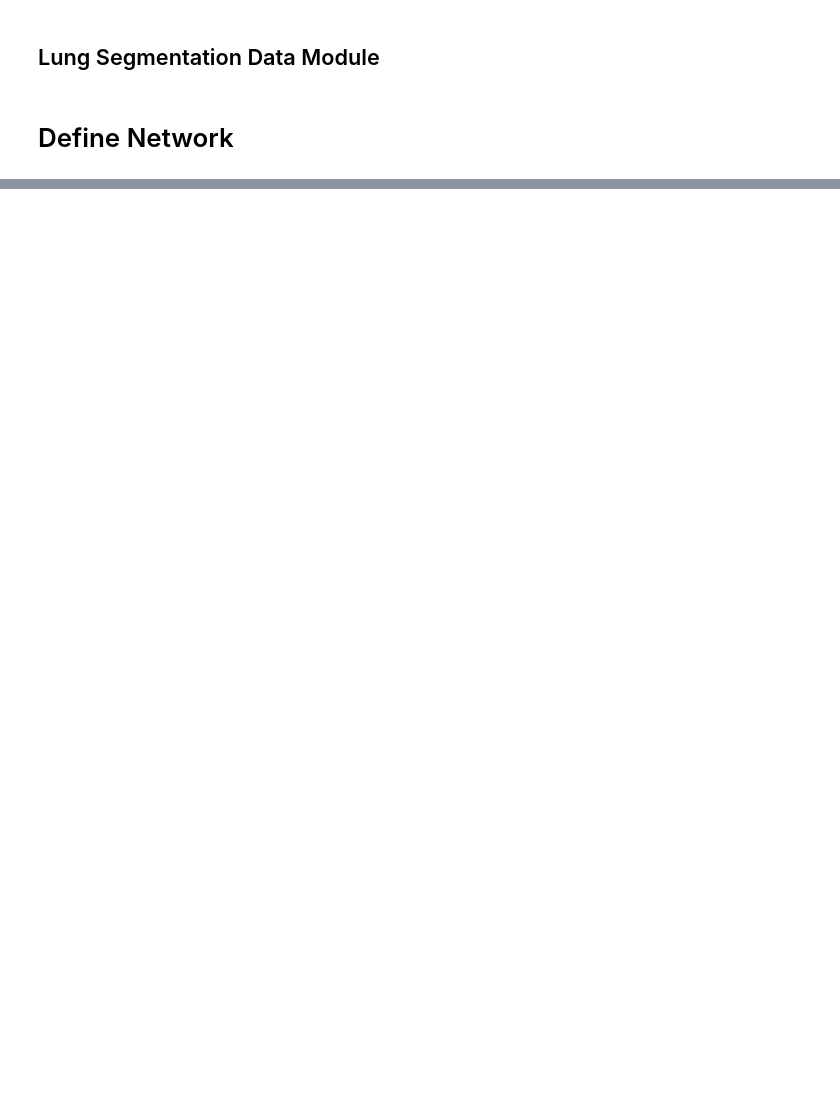
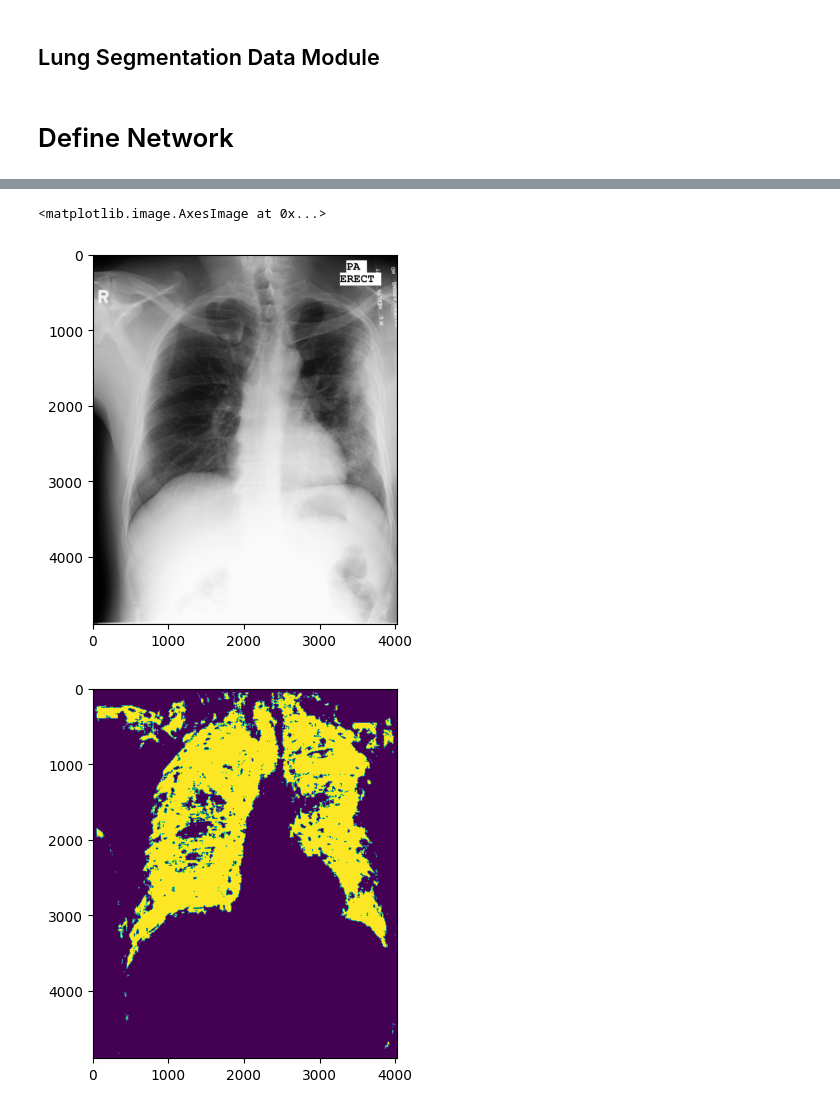
Before and after one commit to sadhana-r/LungAirSeg_MLOps, a Jupyter notebook: src/LungAirSegmentation.ipynb, the cells around one changed output, grey strips where cells are left out. Saved outputs shown, nothing was run; the diff lists cells and outputs as text; code cells hidden in the pictures; blank space fills up the shorter version.

```diff
--- a/src/LungAirSegmentation.ipynb
+++ b/src/LungAirSegmentation.ipynb
@@ -449,0 +505,15 @@ mlflow.artifacts.download_artifacts(run_id=run_id, dst_path="../models/")
+# %%
+from monai.networks.nets import UNETR
+from monai.data import DataLoader, Dataset
+from monai.transforms import ( Compose, Resized,Invertd,
+                              ToTensord, NormalizeIntensityd, EnsureChannelFirst)
+
+class NetInference(L.LightningModule):
+    def __init__(self, input_size, num_classes):
+        super().__init__()
+
+        self.model = UNETR(in_channels = 1, out_channels = num_classes, img_size = input_size, spatial_dims=2)
+
+    def forward(self,x):
+        x = self.model(x)
+        return x
@@ -449,0 +531,62 @@ mlflow.artifacts.download_artifacts(run_id=run_id, dst_path="../models/")
+# %%
+CKPT_PATH = '../lightning_models/baseline_lungseg-epoch=81-val_loss=0.46.ckpt' #Pytorch lightning needs ckpt file extension
+input_size = [512,512]
+num_classes = 2
+model = NetInference.load_from_checkpoint(CKPT_PATH,input_size=input_size, num_classes=num_classes, strict=False)
+model.eval() # Evaluation mode
+
+example_img = '/projects/sadhana/LungAirSeg_MLOps/data/MontgomerySet/CXR_png/MCUCXR_0266_1.png'
+#example_label = '/projects/sadhana/LungAirSeg_MLOps/data/ChinaSet_AllFiles/CXR_segs/CHNCXR_0502_1_mask.png'
+img = sitk.GetArrayFromImage(sitk.ReadImage(example_img))
+print(img.shape)
+#example_label = sitk.GetArrayFromImage(sitk.ReadImage(example_label))
+
+# img = train_ds[4]['image']
+
+# pre_transforms = Compose([ToTensord(keys = ["image"]),
+#                           Resized(keys=['image'], spatial_size = (512,512), mode=("bilinear")),
+#                           NormalizeIntensityd(keys=['image'])])
+
+#assert len(img.shape) == 2, f"Expected input image of dimension 2, got: {len(img.shape)}"
+
+# # For Shenzen
+# if len(img.shape) == 3:
+#             img = img[:,:,0]
+
+pre_transforms = Compose([EnsureChannelFirstd(keys = ["image"], channel_dim = 'no_channel'),
+                          ToTensord(keys = ["image"]),
+                          Resized(keys=['image'], spatial_size = (512,512), mode=("bilinear")),
+                          NormalizeIntensityd(keys=['image'])])
+
+input_dict = {}
+input_dict["image"] = img
+
+transform_dict = pre_transforms(input_dict)
+
+print('Before transform', input_dict.keys())
+print('After transform',transform_dict.keys())
+
+# Run inference
+transform_img = transform_dict["image"][None].cuda() # Add in batch dimension
+pred = model(transform_img)
+print('prediction shape:', pred.shape)
+pred.softmax(dim = 1) # Convert to probability map
+pred = torch.argmax(pred, dim=1)
+print('Prediction type:', pred.dtype)
+transform_dict["infer"] = pred
+
+print(transform_dict['infer'].dtype)
+
+post_trans = Invertd(keys = "infer", transform = pre_transforms, orig_keys = "image", nearest_interp = True)
+output_dict = post_trans(transform_dict)
+
+seg = output_dict["infer"].cpu().numpy().squeeze()
+print("Output shape:", seg.shape)
+print(np.unique(seg))
+
+plt.imshow(img.squeeze(), cmap = 'gray')
+plt.figure()
+plt.imshow(seg)
+# plt.figure()
+# plt.imshow(example_label)
+# %% [output]
@@ -449,0 +602,3 @@ mlflow.artifacts.download_artifacts(run_id=run_id, dst_path="../models/")
+<matplotlib.image.AxesImage at 0x...>
+[figure, added]
+[figure, added]
```
Also changed, not shown: parts of 21 cells of this notebook, 2 other files.
